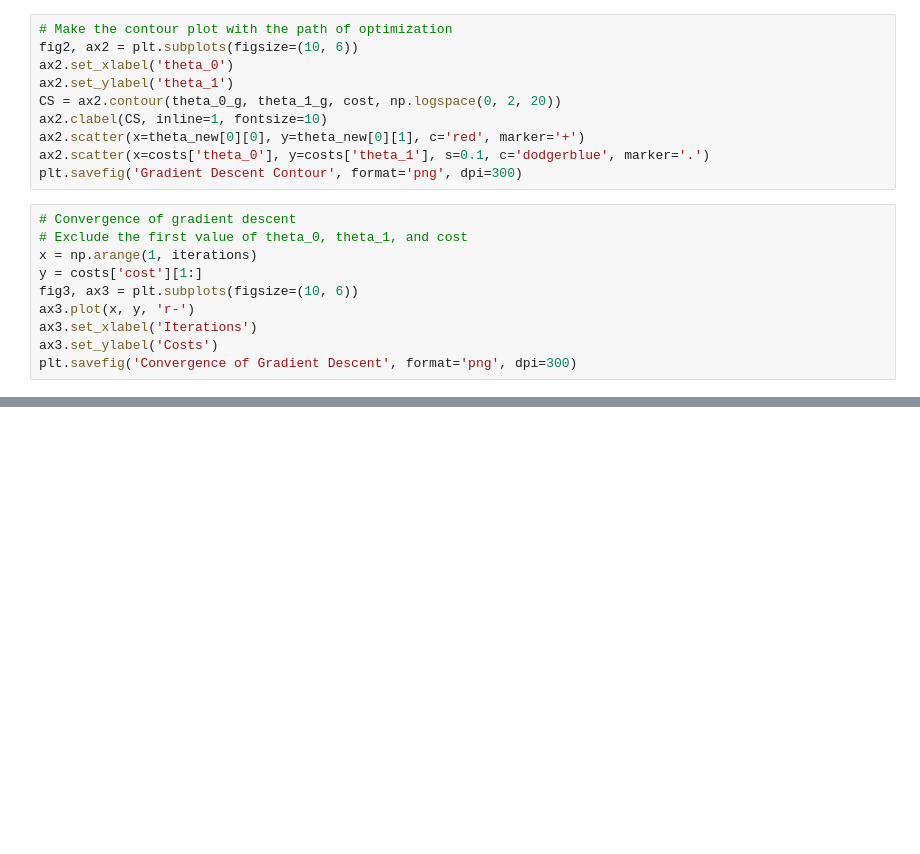
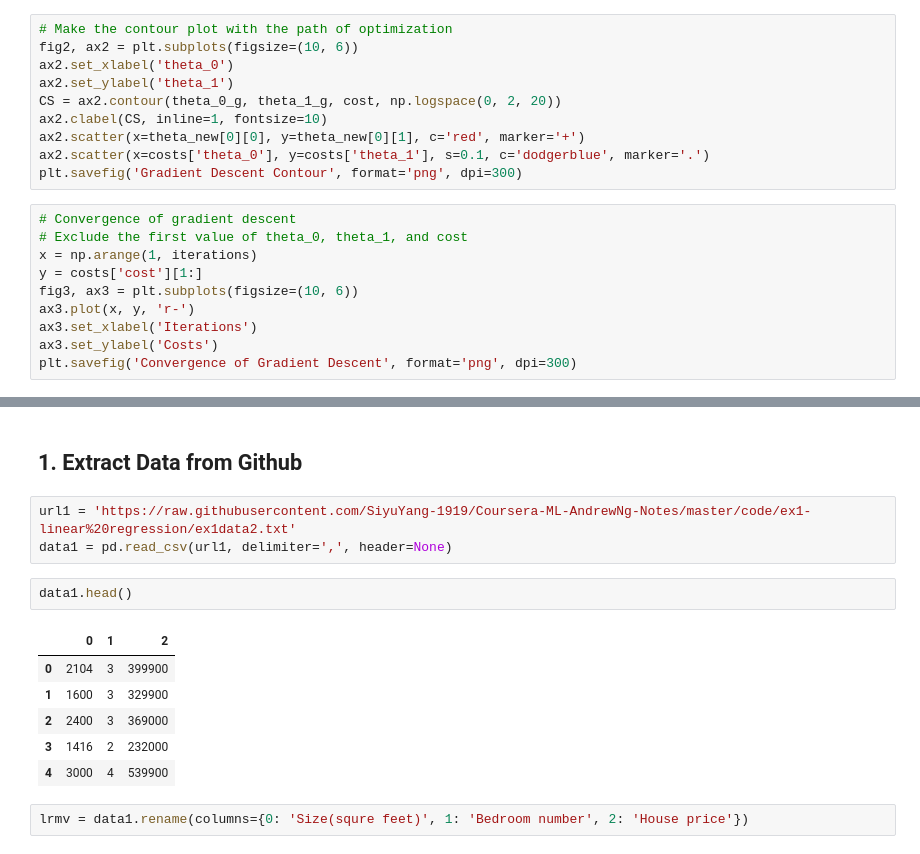
Before and after one commit to SiyuYang-s2040101/Coursera-ML-AndrewNg-Python-Code, a Jupyter notebook: Programming Exercise 1 Linear Regression.ipynb, the cells around one changed output, grey strips where cells are left out. Drawn from its saved outputs; the diff is of its cells as text; blank space fills up the shorter version.

```diff
--- a/Programming Exercise 1 Linear Regression.ipynb
+++ b/Programming Exercise 1 Linear Regression.ipynb
@@ -244,0 +251,16 @@ plt.savefig('Convergence of Gradient Descent', format='png', dpi=300)
+# %% [markdown]
+## 1. Extract Data from Github
+# %%
+url1 = 'https://raw.githubusercontent.com/SiyuYang-1919/Coursera-ML-AndrewNg-Notes/master/code/ex1-linear%20regression/ex1data2.txt'
+data1 = pd.read_csv(url1, delimiter=',', header=None)
+# %%
+data1.head()
+# %% [output]
+|  | 0 | 1 | 2 |
+| 0 | 2104 | 3 | 399900 |
+| 1 | 1600 | 3 | 329900 |
+| 2 | 2400 | 3 | 369000 |
+| 3 | 1416 | 2 | 232000 |
+| 4 | 3000 | 4 | 539900 |
+# %%
+lrmv = data1.rename(columns={0: 'Size(squre feet)', 1: 'Bedroom number', 2: 'House price'})
```
Also changed, not shown: parts of 8 cells of this notebook.
